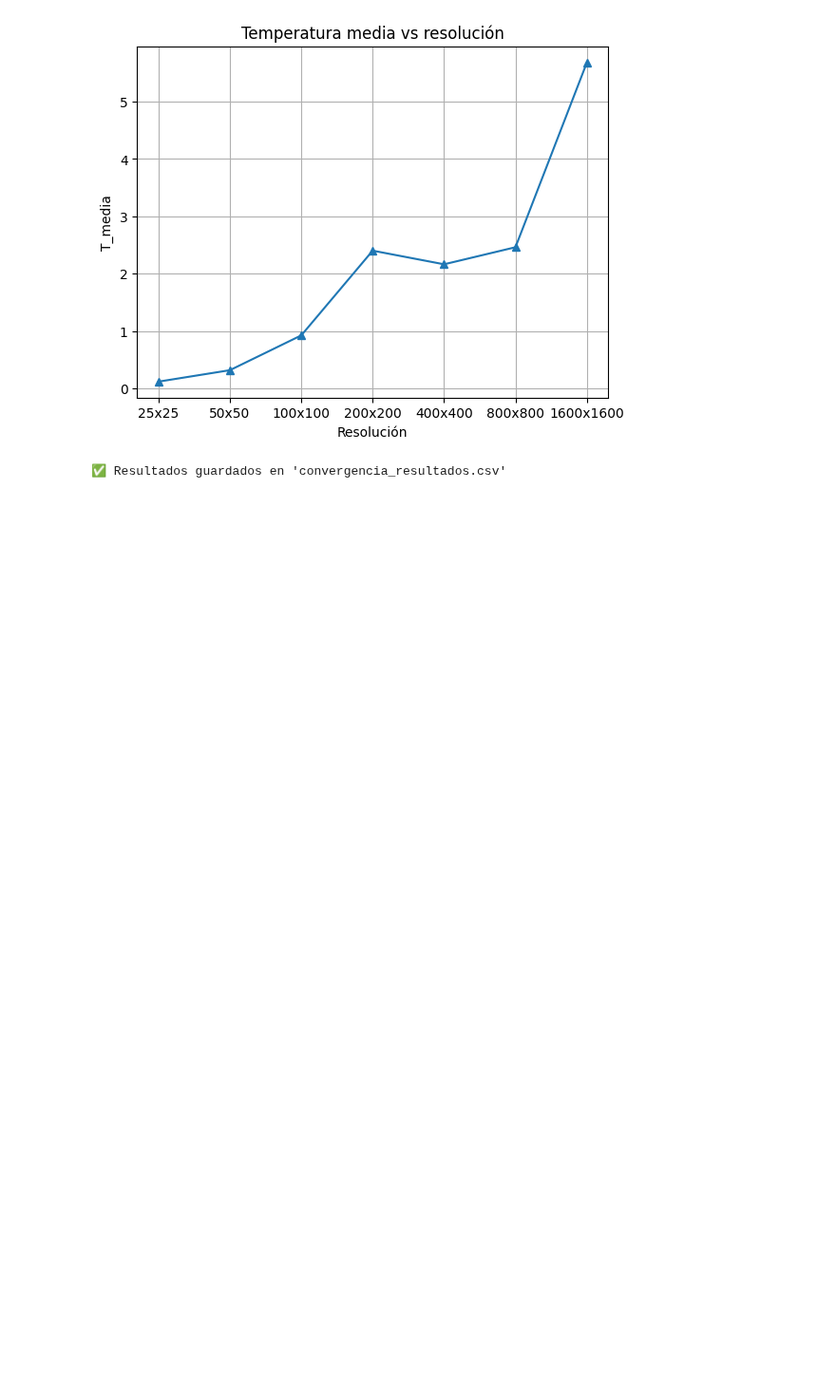
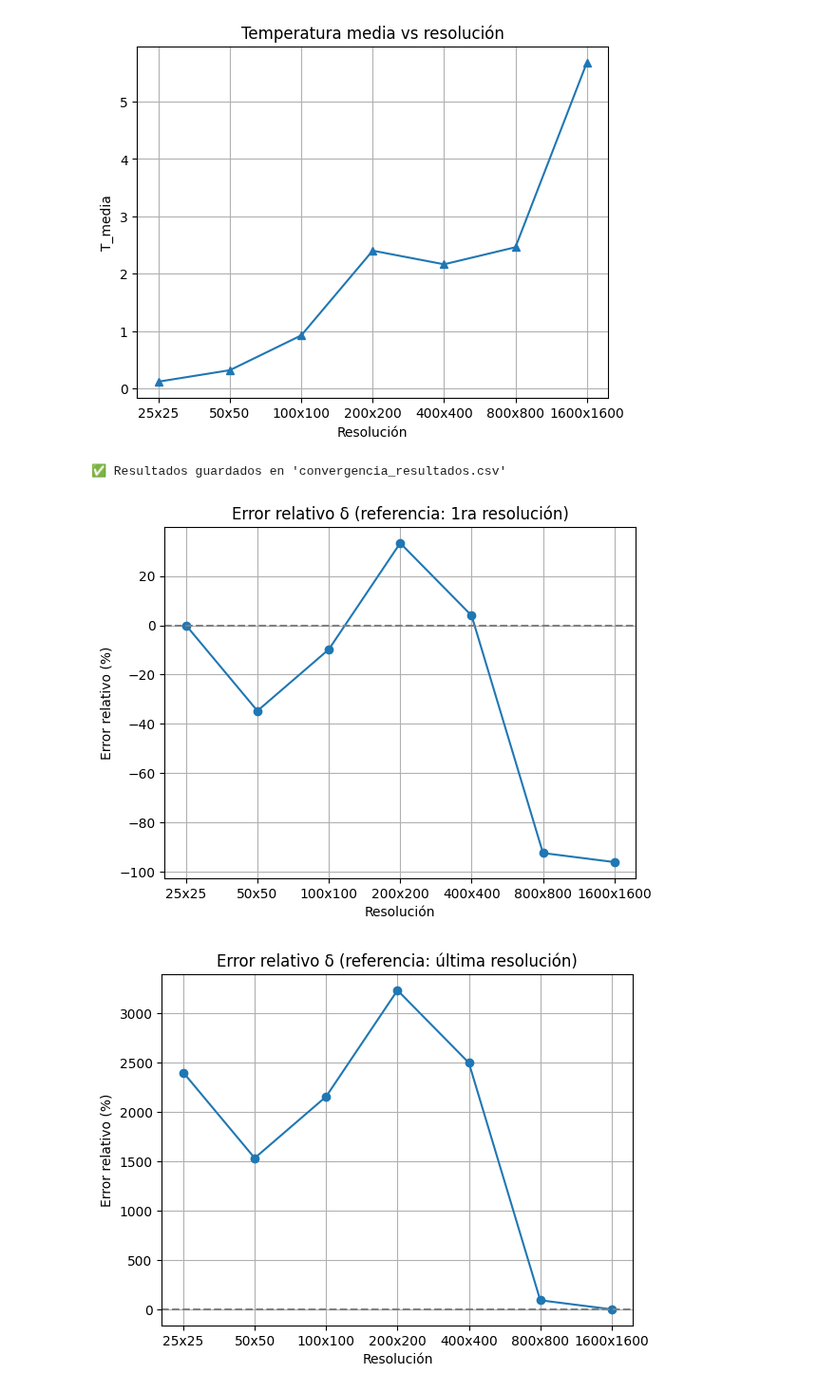
Before and after one commit to angelgvillatoro/bullville_M1, a Jupyter notebook: phd/grid-convergence.ipynb, the cells around one changed output. Shown at 95% size. Cells and saved outputs as stored; diff of their text form; code cells hidden in the pictures; blank space fills up the shorter version.

```diff
--- a/phd/grid-convergence.ipynb
+++ b/phd/grid-convergence.ipynb
@@ -386,3 +387,52 @@ with open(nombre_archivo, mode='w', newline='') as archivo:
 print(f"\n✅ Resultados guardados en '{nombre_archivo}'")
 # %% [output]
 ✅ Resultados guardados en 'convergencia_resultados.csv'
+# %%
+# Cargar archivo de resultados
+convergencia_resultados = pd.read_csv("convergencia_resultados.csv")
+# %%
+# --- Cálculo de errores relativos porcentuales ---
+
+def calcular_errores_relativos(valores, referencia):
+    return [100 * (v - referencia) / referencia for v in valores]
+
+# Extraer resoluciones y datos
+res_labels = convergencia_resultados["Resolucion"].tolist()
+delta_vals = convergencia_resultados["Espesor_delta"].tolist()
+cp_vals = convergencia_resultados["Cp_medio"].tolist()
+T_vals = convergencia_resultados["Temp_media"].tolist()
+
+
+# Errores relativos
+errores_delta_inicio = calcular_errores_relativos(delta_vals, delta_vals[0])
+errores_delta_fin = calcular_errores_relativos(delta_vals, delta_vals[-1])
+
+errores_cp_inicio = calcular_errores_relativos(cp_vals, cp_vals[0])
+errores_cp_fin = calcular_errores_relativos(cp_vals, cp_vals[-1])
+
+errores_T_inicio = calcular_errores_relativos(T_vals, T_vals[0])
+errores_T_fin = calcular_errores_relativos(T_vals, T_vals[-1])
+
+# --- Graficar errores relativos ---
+def graficar_error(titulo, errores, resoluciones, ref_pos):
+    plt.figure()
+    plt.plot(resoluciones, errores, marker='o')
+    plt.axhline(0, color='gray', linestyle='--')
+    plt.title(f"{titulo} (referencia: {'1ra' if ref_pos == 'inicio' else 'última'} resolución)")
+    plt.ylabel("Error relativo (%)")
+    plt.xlabel("Resolución")
+    plt.grid()
+
+graficar_error("Error relativo δ", errores_delta_inicio, res_labels, "inicio")
+graficar_error("Error relativo δ", errores_delta_fin, res_labels, "fin")
+
+graficar_error("Error relativo Cp", errores_cp_inicio, res_labels, "inicio")
+graficar_error("Error relativo Cp", errores_cp_fin, res_labels, "fin")
+
+graficar_error("Error relativo Temp", errores_T_inicio, res_labels, "inicio")
+graficar_error("Error relativo Temp", errores_T_fin, res_labels, "fin")
+
+plt.show()
+# %% [output]
+[figure, added]
+[figure, added]
```
Also changed, not shown: parts of 3 cells of this notebook, 1 other file.
